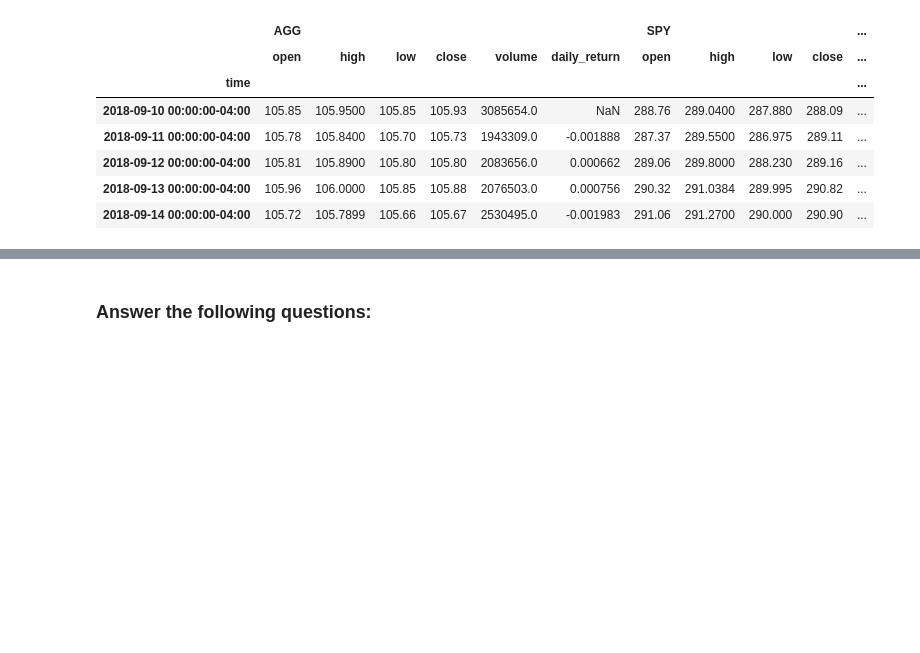
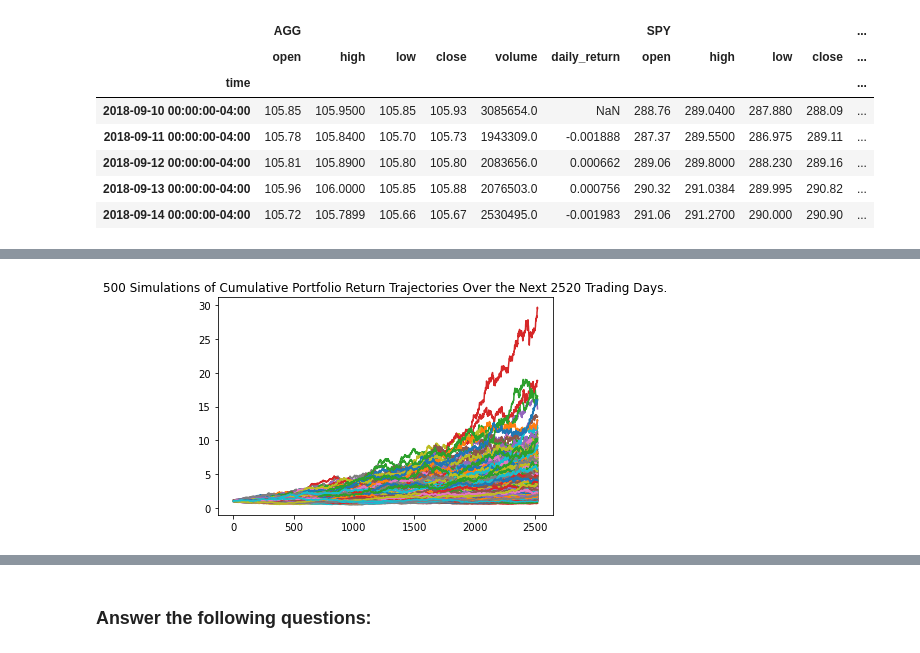
Before and after one commit to elliotlozano/monte_carlo_financial_planner, a Jupyter notebook: financial_planning_tools.ipynb, the cells around one changed output, grey strips where cells are left out. Drawn from its saved outputs; the diff is of its cells as text; code cells hidden in the pictures; blank space fills up the shorter version.

Commit message:
added line and distribution plots for 80/20 portfolio simulation and predicted end values with 95% confidence interval

```diff
--- a/financial_planning_tools.ipynb
+++ b/financial_planning_tools.ipynb
@@ -632,7 +663,9 @@ MC_80_20.portfolio_data.head()
 # %%
 # Visualize the 10-year Monte Carlo simulation by creating an
 # overlay line plot
-# YOUR CODE HERE
+MC_80_20_line_plot = MC_80_20.plot_simulation()
+# %% [output]
+[figure, added]
 # %%
 # Visualize the probability distribution of the 10-year Monte Carlo simulation
 # by plotting a histogram
```
Also changed, not shown: parts of 20 cells of this notebook.
